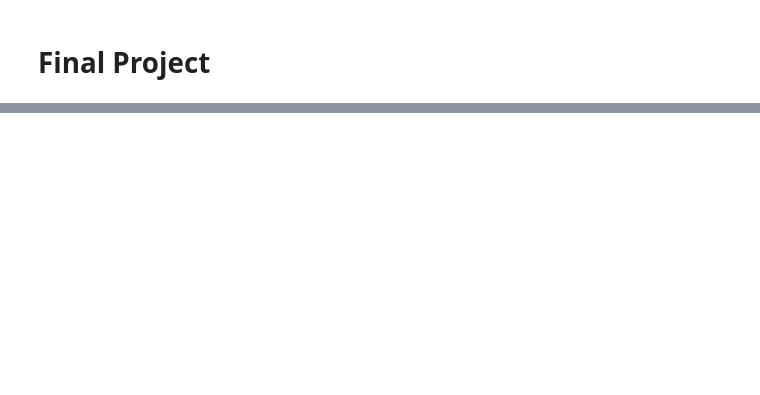
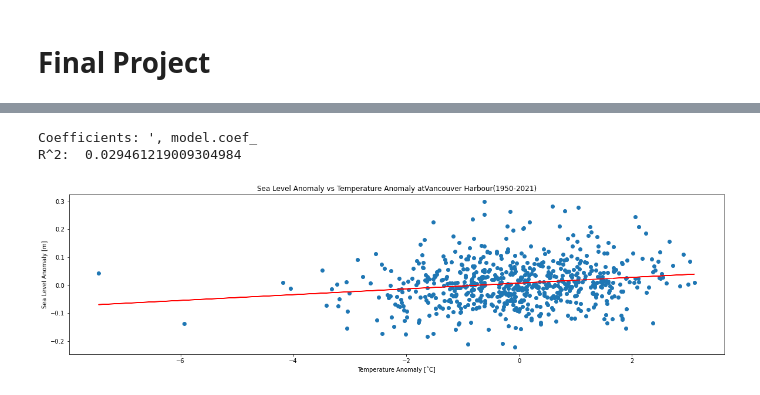
Before and after one commit to Mourud/sea-level-temp-data-analysis, a Jupyter notebook: Final_Project.ipynb, the cells around one changed output, grey strips where cells are left out. Cells and saved outputs as stored; diff of their text form; code cells hidden in the pictures; blank space fills up the shorter version.

```diff
--- a/Final_Project.ipynb
+++ b/Final_Project.ipynb
@@ -254,40 +248,36 @@ plt.title('Mean Monthly Temperature Anomaly Time Series at ' + stationName + ' (
 # %%
-from sklearn.linear_model import LinearRegression
-from sklearn.metrics import mean_squared_error, r2_score
+def plot_correlation(x, y, title, xlabel, ylabel):
+    x = x.values.reshape(-1,1) # reshape the data to be 2D
+    y = y.values.reshape(-1,1)
 
-# reshape the data to be 2D
-x = temp_anomaly_data[:895].values.reshape(-1,1)
-y = slev_anomaly_data.values.reshape(-1,1)
+    mask = np.isnan(x) | np.isnan(y) # create a mask for NaN values
+    x = x[~mask] # drop the NaN values
+    y = y[~mask]
 
+    x = x.reshape(-1,1) # reshape array again?
+    y = y.reshape(-1,1)
+    model = LinearRegression() # create the model
+    model.fit(x, y) # fit the model
+    ypred = model.predict(x) # make predictions
+    # plot on the same figure
 
-# drop NaN values
+    # The coefficients
+    print('Coefficients: \', model.coef_')
+    # The mean squared error
+    # print r^2 value
+    print('R^2: ', r2_score(y, ypred))
 
-# create a mask for NaN values
-mask = np.isnan(x) | np.isnan(y)
-# drop the NaN values
-x = x[~mask]
-y = y[~mask]
+    plt.figure(figsize=(20,5))
+    plt.scatter(x, y)
+    plt.plot(x, ypred, color='red')
+    plt.ylabel(ylabel)
+    plt.xlabel(xlabel)
+    plt.title(title)
 
-# reshape array
-x = x.reshape(-1,1)
-y = y.reshape(-1,1)
-# create the model
-model = LinearRegression()
-# fit the model
-model.fit(x, y)
-# make predictions
-ypred = model.predict(x)
-# plot on the same figure
+plot_correlation(x, y, 'Sea Level Anomaly vs Temperature Anomaly at' + stationName + '(1950-2021)', 'Temperature Anomaly [˚C]', 'Sea Level Anomaly [m]')
 
-# The coefficients
-print('Coefficients: \n', model.coef_)
-# The mean squared error
-# print r^2 value
-print('R^2: ', r2_score(y, ypred))
-
-plt.figure(figsize=(20,5))
-plt.scatter(x, y)
-plt.plot(x, ypred, color='red')
-plt.ylabel('Sea Level Anomaly [m]')
-plt.xlabel('Temperature Anomaly [˚C]')
-plt.title('Sea Level Anomaly vs Temperature Anomaly at ' + stationName + ' (1940-2022)')
+plot_correlation(x, y, 'Sea Level Anomaly vs Temperature Anomaly at' + stationName + '(1950-2021)', 'Temperature Anomaly [˚C]', 'Sea Level Anomaly [m]')
+# %% [output]
+Coefficients: ', model.coef_
+R^2:  0.029461219009304984
+[figure, added]
```
Also changed, not shown: parts of 6 cells of this notebook.
